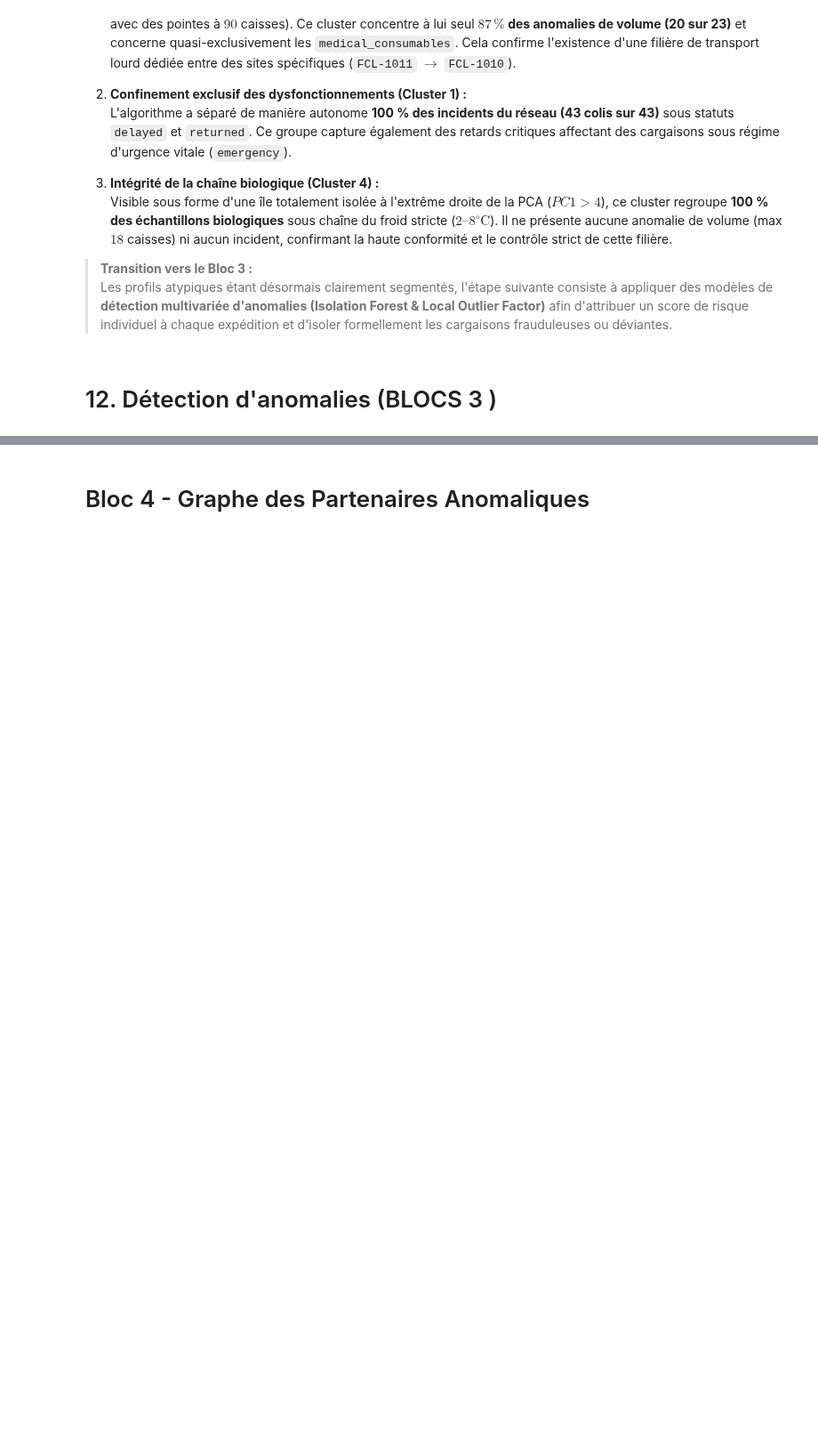
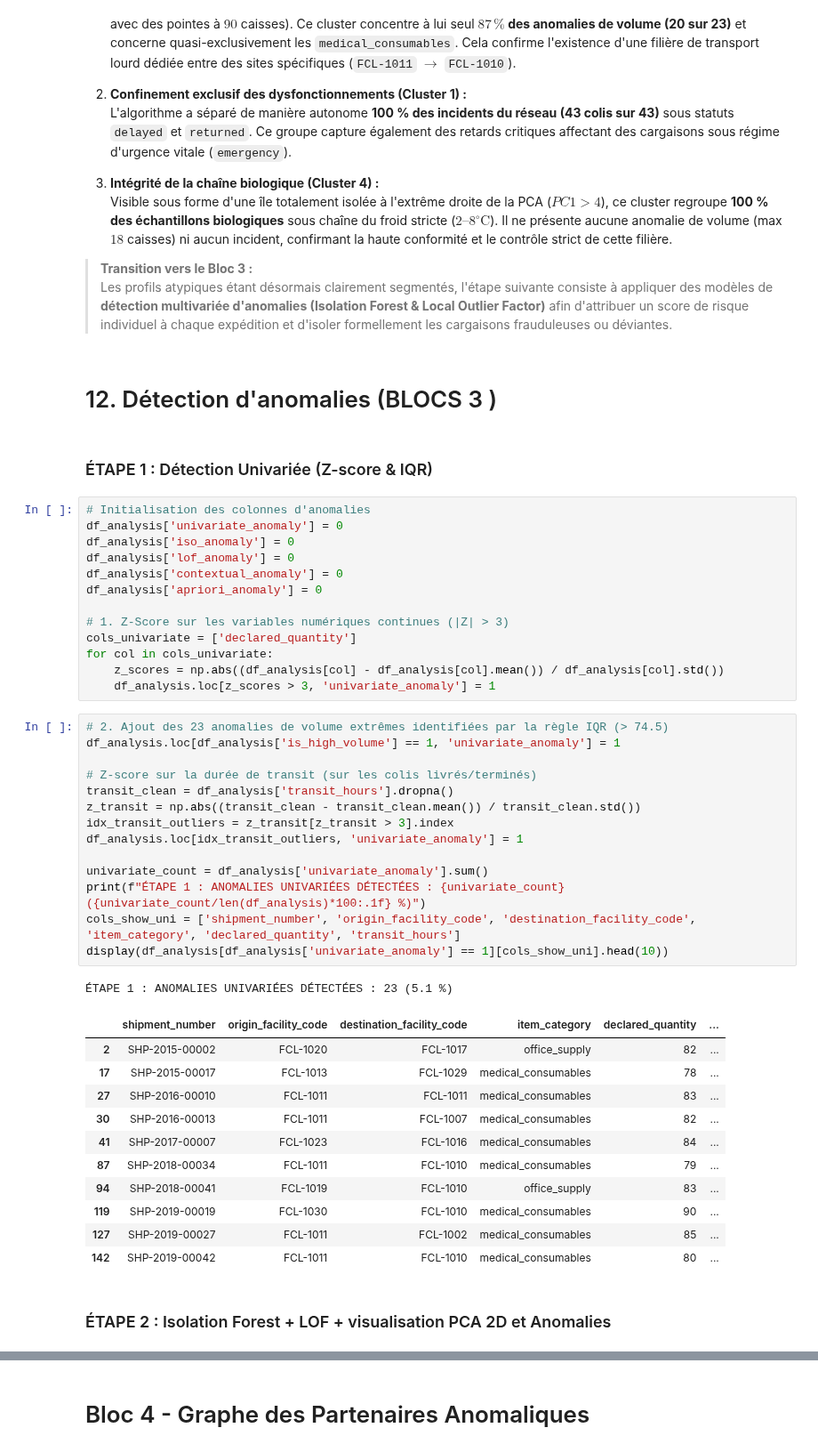
Before and after one commit to HananeDjouadi/G05-DataMining-2627, a Jupyter notebook: data/logistics/shipments.ipynb, the cells around one changed output, grey strips where cells are left out. Shown at 89% size. Cells and saved outputs as stored; diff of their text form; blank space fills up the shorter version.

```diff
--- a/data/logistics/shipments.ipynb
+++ b/data/logistics/shipments.ipynb
@@ -1317,3 +1317,47 @@ PROFIL DÉTAILLÉ DES 7 CLUSTERS LOGISTIQUES
 > Les profils atypiques étant désormais clairement segmentés, l'étape suivante consiste à appliquer des modèles de **détection multivariée d'anomalies (Isolation Forest & Local Outlier Factor)** afin d'attribuer un score de risque individuel à chaque expédition et d'isoler formellement les cargaisons frauduleuses ou déviantes.
 # %% [markdown]
 # 12. Détection d'anomalies (BLOCS 3 )
+# %% [markdown]
+### ÉTAPE 1 : Détection Univariée (Z-score & IQR)
+# %%
+# Initialisation des colonnes d'anomalies
+df_analysis['univariate_anomaly'] = 0
+df_analysis['iso_anomaly'] = 0
+df_analysis['lof_anomaly'] = 0
+df_analysis['contextual_anomaly'] = 0
+df_analysis['apriori_anomaly'] = 0
+
+# 1. Z-Score sur les variables numériques continues (|Z| > 3)
+cols_univariate = ['declared_quantity']
+for col in cols_univariate:
+    z_scores = np.abs((df_analysis[col] - df_analysis[col].mean()) / df_analysis[col].std())
+    df_analysis.loc[z_scores > 3, 'univariate_anomaly'] = 1
+# %%
+# 2. Ajout des 23 anomalies de volume extrêmes identifiées par la règle IQR (> 74.5)
+df_analysis.loc[df_analysis['is_high_volume'] == 1, 'univariate_anomaly'] = 1
+
+# Z-score sur la durée de transit (sur les colis livrés/terminés)
+transit_clean = df_analysis['transit_hours'].dropna()
+z_transit = np.abs((transit_clean - transit_clean.mean()) / transit_clean.std())
+idx_transit_outliers = z_transit[z_transit > 3].index
+df_analysis.loc[idx_transit_outliers, 'univariate_anomaly'] = 1
+
+univariate_count = df_analysis['univariate_anomaly'].sum()
+print(f"ÉTAPE 1 : ANOMALIES UNIVARIÉES DÉTECTÉES : {univariate_count} ({univariate_count/len(df_analysis)*100:.1f} %)")
+cols_show_uni = ['shipment_number', 'origin_facility_code', 'destination_facility_code', 'item_category', 'declared_quantity', 'transit_hours']
+display(df_analysis[df_analysis['univariate_anomaly'] == 1][cols_show_uni].head(10))
+# %% [output]
+ÉTAPE 1 : ANOMALIES UNIVARIÉES DÉTECTÉES : 23 (5.1 %)
+|  | shipment_number | origin_facility_code | destination_facility_code | item_category | declared_quantity | ... |
+| 2 | SHP-2015-00002 | FCL-1020 | FCL-1017 | office_supply | 82 | ... |
+| 17 | SHP-2015-00017 | FCL-1013 | FCL-1029 | medical_consumables | 78 | ... |
+| 27 | SHP-2016-00010 | FCL-1011 | FCL-1011 | medical_consumables | 83 | ... |
+| 30 | SHP-2016-00013 | FCL-1011 | FCL-1007 | medical_consumables | 82 | ... |
+| 41 | SHP-2017-00007 | FCL-1023 | FCL-1016 | medical_consumables | 84 | ... |
+| 87 | SHP-2018-00034 | FCL-1011 | FCL-1010 | medical_consumables | 79 | ... |
+| 94 | SHP-2018-00041 | FCL-1019 | FCL-1010 | office_supply | 83 | ... |
+| 119 | SHP-2019-00019 | FCL-1030 | FCL-1010 | medical_consumables | 90 | ... |
+| 127 | SHP-2019-00027 | FCL-1011 | FCL-1002 | medical_consumables | 85 | ... |
+| 142 | SHP-2019-00042 | FCL-1011 | FCL-1010 | medical_consumables | 80 | ... |
+# %% [markdown]
+### ÉTAPE 2 : Isolation Forest + LOF + visualisation PCA 2D et Anomalies
```
Also changed, not shown: parts of 12 cells of this notebook.
